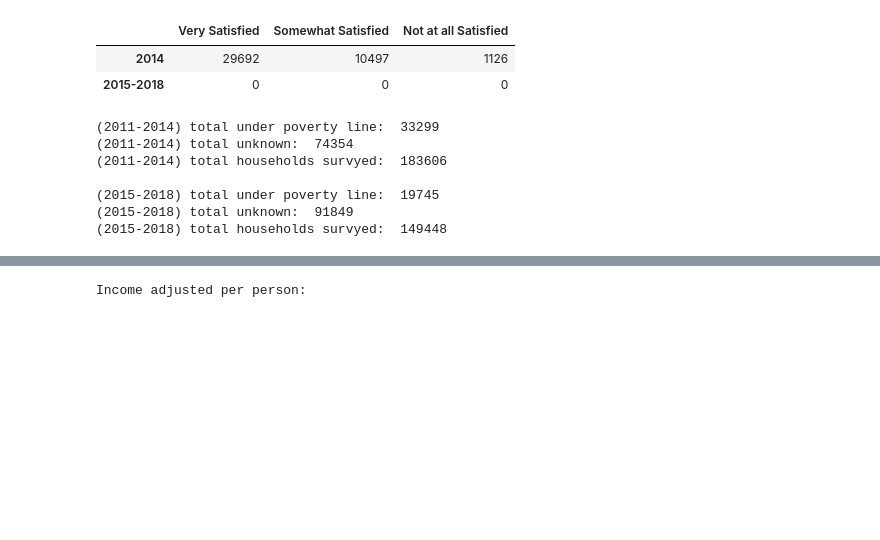
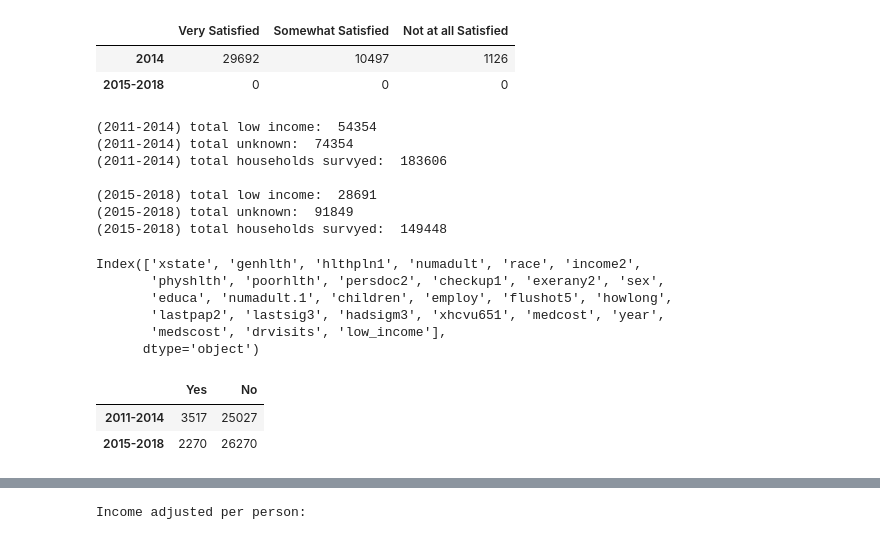
Before and after one commit to theklam/just_scraping_by, a Jupyter notebook: stats.ipynb, the cells around one changed output, grey strips where cells are left out. Drawn from its saved outputs; the diff is of its cells as text; code cells hidden in the pictures; blank space fills up the shorter version.

```diff
--- a/stats.ipynb
+++ b/stats.ipynb
@@ -443,7 +444,7 @@ Series([], Name: carercvd, dtype: float64)
 # %%
 ''' uses new data '''
 
-def calculate_under_poverty_line(row):
+def calculate_low_income(row):
     '''
     returns the following:
         1 = yes, under poverty line
@@ -474,36 +475,76 @@ def calculate_under_poverty_line(row):
     if (int(num_children) == 88): # 88=none
         num_children = 0
 
-    # --------- determine if under poverty line -----------------
+    # --------- determine if low income -----------------
     # poverty based on household size as defined by: https://aspe.hhs.gov/2019-poverty-guidelines
     household_size_poverty_line = [12490, 16910, 21330, 25750, 30170, 34590, 39010, 43430]
     above_8_multiplier = 4420
     household_size = int(num_adult + num_children)
 
     if (household_size > 8):
-        calculated_line = household_size_poverty_line[7] + above_8_multiplier * (household_size - 8)
+        calculated_line = household_size_poverty_line[7]*2 + above_8_multiplier * (household_size - 8)
         if est_income < calculated_line:
             return 1
         else:
             return 0
 
-    return est_income < household_size_poverty_line[household_size - 1]
+    return est_income < household_size_poverty_line[household_size - 1]*2
 
-df_1114['under_poverty_line'] = df_1114.apply(lambda row: calculate_under_poverty_line(row), axis=1)
-df_new_1518['under_poverty_line'] = df_new_1518.apply(lambda row: calculate_under_poverty_line(row), axis=1)
+df_1114['low_income'] = df_1114.apply(lambda row: calculate_low_income(row), axis=1)
+df_new_1518['low_income'] = df_new_1518.apply(lambda row: calculate_low_income(row), axis=1)
 
-print("(2011-2014) total under poverty line: ", len(df_1114.query('under_poverty_line == 1')))
-print("(2011-2014) total unknown: ", df_1114['under_poverty_line'].isna().sum())
-print("(2011-2014) total households survyed: ", len(df_1114['under_poverty_line']))
+print("(2011-2014) total low income: ", len(df_1114.query('low_income == 1')))
+print("(2011-2014) total unknown: ", df_1114['low_income'].isna().sum())
+print("(2011-2014) total households survyed: ", len(df_1114['low_income']))
 
-print("\n(2015-2018) total under poverty line: ", len(df_new_1518.query('under_poverty_line == 1')))
-print("(2015-2018) total unknown: ", df_new_1518['under_poverty_line'].isna().sum())
-print("(2015-2018) total households survyed: ", len(df_new_1518['under_poverty_line']))
+print("\n(2015-2018) total low income: ", len(df_new_1518.query('low_income == 1')))
+print("(2015-2018) total unknown: ", df_new_1518['low_income'].isna().sum())
+print("(2015-2018) total households survyed: ", len(df_new_1518['low_income']))
 # %% [output]
-(2011-2014) total under poverty line:  33299
+(2011-2014) total low income:  54354
 (2011-2014) total unknown:  74354
 (2011-2014) total households survyed:  183606
 
-(2015-2018) total under poverty line:  19745
+(2015-2018) total low income:  28691
 (2015-2018) total unknown:  91849
 (2015-2018) total households survyed:  149448
+# %%
+#create new tables for low income
+low_income1114 = df_1114.loc[df_1114['low_income'] ==1]
+low_income1518 = df_new_1518.loc[df_new_1518['low_income'] ==1]
+
+print(low_income1114.keys())
+# %% [output]
+Index(['xstate', 'genhlth', 'hlthpln1', 'numadult', 'race', 'income2',
+       'physhlth', 'poorhlth', 'persdoc2', 'checkup1', 'exerany2', 'sex',
+       'educa', 'numadult.1', 'children', 'employ', 'flushot5', 'howlong',
+       'lastpap2', 'lastsig3', 'hadsigm3', 'xhcvu651', 'medcost', 'year',
+       'medscost', 'drvisits', 'low_income'],
+      dtype='object')
+# %%
+#MEDCOST
+#splitting cost data on race/income
+
+med_low1114 = low_income1114['medcost']
+med_low1518 = low_income1518['medcost']
+
+
+sample1114 = med_low1114.sample(n = 28691, random_state = 1)
+
+#get counts for each value of having care or not in 2014 data set
+counts14 = getCounts(sample1114, 2)
+# total14 = np.sum(sample1114)
+#get counts for each value of having care or not in 2014 data set
+counts1518 = getCounts(med_low1518, 2)
+# total15 = np.sum(med_low1518)
+
+# print(total14)
+# print(total15)
+
+med_low = pd.DataFrame([counts14, counts1518], index = ["2011-2014", "2015-2018"],
+                         columns = ["Yes", "No"])
+med_low
+# %% [output]
+|  | Yes | No |
+| 2011-2014 | 3517 | 25027 |
+| 2015-2018 | 2270 | 26270 |
```
Also changed, not shown: parts of 19 cells of this notebook.
